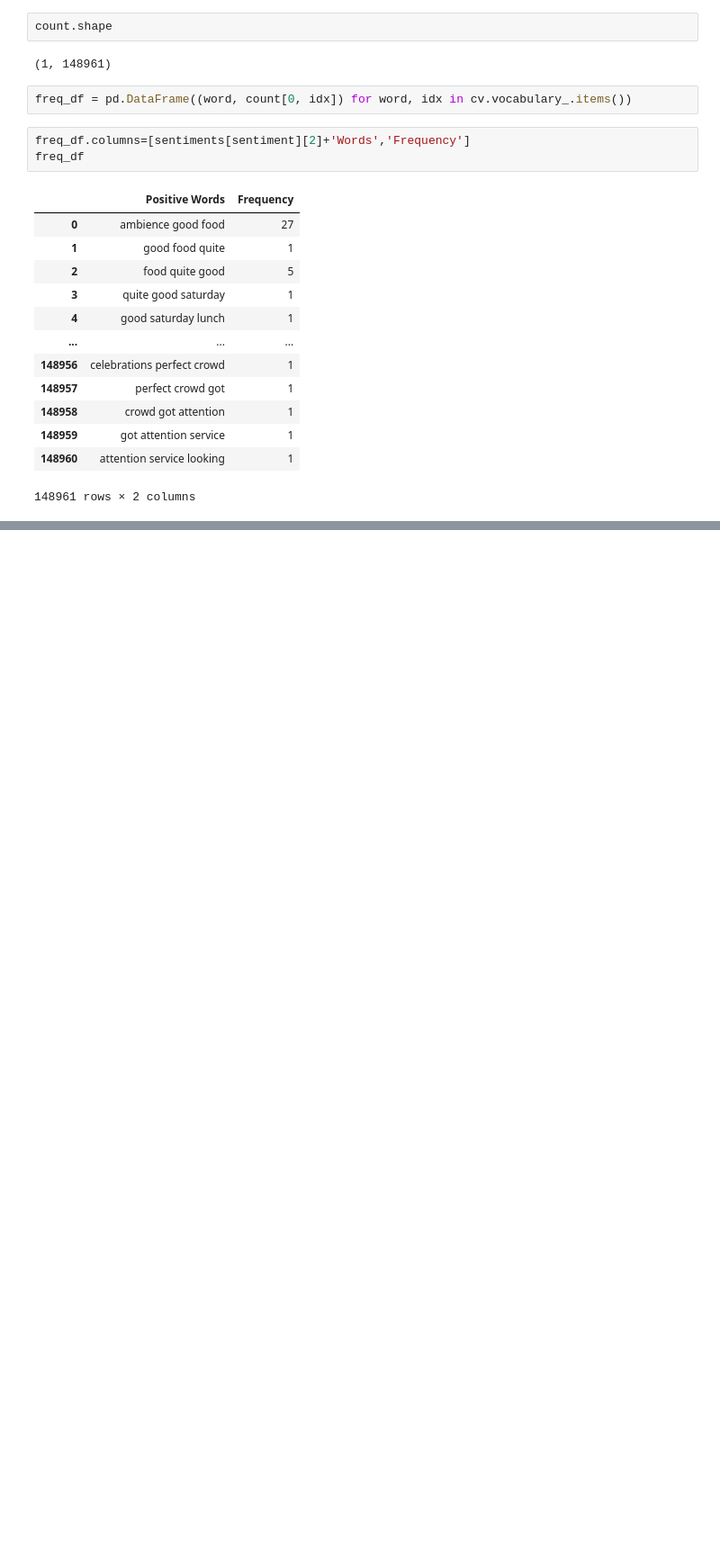
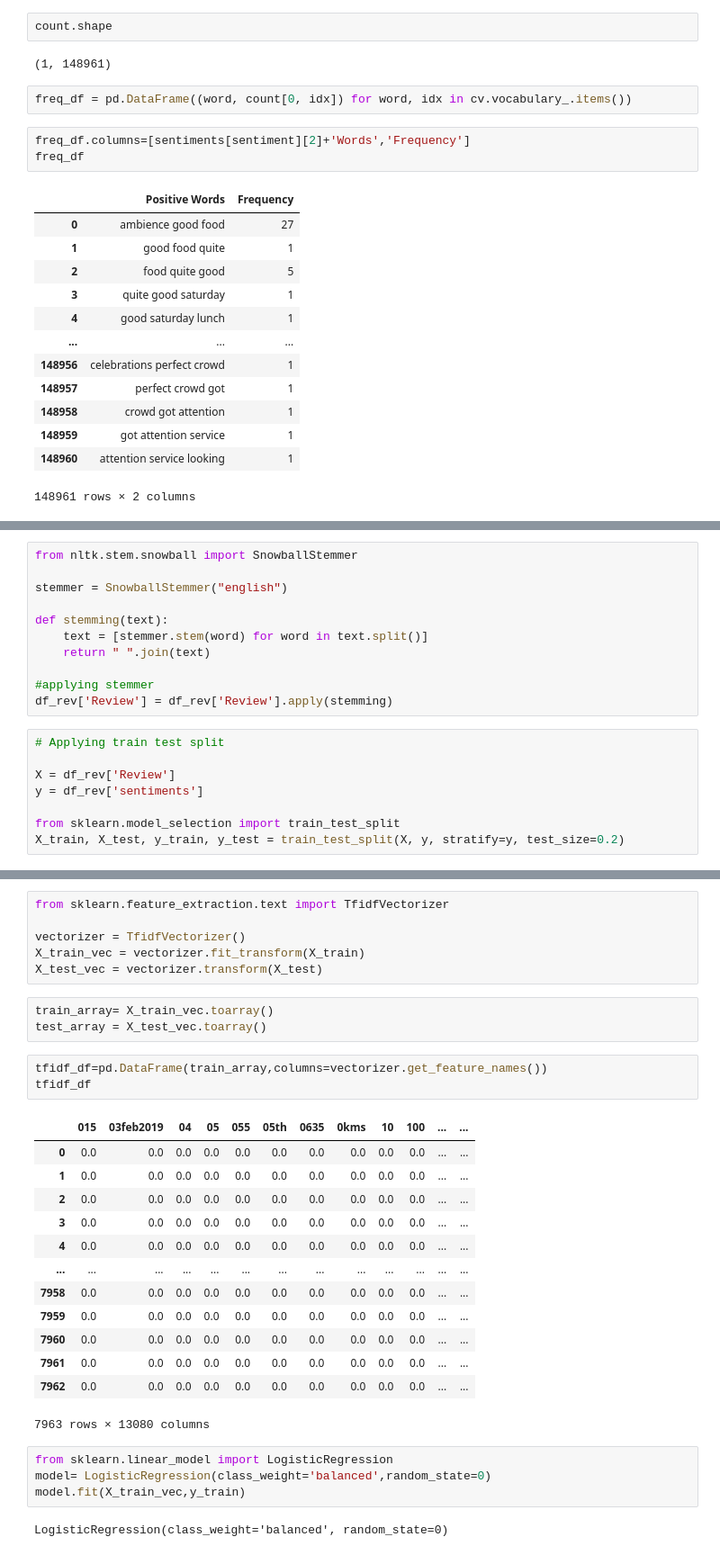
Before and after one commit to dkd99/ZOMATO-RESTAURANT-CLUSTERING-AND-SENTIMENT-ANALYSIS, a Jupyter notebook: ZOMATO_RESTAURANT_CLUSTERING_AND_SENTIMENT_ANALYSIS.ipynb, the cells around one changed output, grey strips where cells are left out. Shown at 90% size. Saved outputs shown, nothing was run; the diff lists cells and outputs as text; blank space fills up the shorter version.

```diff
--- a/ZOMATO_RESTAURANT_CLUSTERING_AND_SENTIMENT_ANALYSIS.ipynb
+++ b/ZOMATO_RESTAURANT_CLUSTERING_AND_SENTIMENT_ANALYSIS.ipynb
@@ -1744,0 +1805,19 @@ freq_df
+# %%
+from nltk.stem.snowball import SnowballStemmer
+
+stemmer = SnowballStemmer("english")
+
+def stemming(text):
+    text = [stemmer.stem(word) for word in text.split()]
+    return " ".join(text)
+
+#applying stemmer
+df_rev['Review'] = df_rev['Review'].apply(stemming)
+# %%
+# Applying train test split
+
+X = df_rev['Review']
+y = df_rev['sentiments']
+
+from sklearn.model_selection import train_test_split
+X_train, X_test, y_train, y_test = train_test_split(X, y, stratify=y, test_size=0.2)
@@ -1744,0 +1838,32 @@ freq_df
+# %%
+from sklearn.feature_extraction.text import TfidfVectorizer
+
+vectorizer = TfidfVectorizer()
+X_train_vec = vectorizer.fit_transform(X_train)
+X_test_vec = vectorizer.transform(X_test)
+# %%
+train_array= X_train_vec.toarray()
+test_array = X_test_vec.toarray()
+# %%
+tfidf_df=pd.DataFrame(train_array,columns=vectorizer.get_feature_names())
+tfidf_df
+# %% [output]
+|  | 015 | 03feb2019 | 04 | 05 | 055 | 05th | 0635 | 0kms | 10 | 100 | ... | ... |
+| 0 | 0.0 | 0.0 | 0.0 | 0.0 | 0.0 | 0.0 | 0.0 | 0.0 | 0.0 | 0.0 | ... | ... |
+| 1 | 0.0 | 0.0 | 0.0 | 0.0 | 0.0 | 0.0 | 0.0 | 0.0 | 0.0 | 0.0 | ... | ... |
+| 2 | 0.0 | 0.0 | 0.0 | 0.0 | 0.0 | 0.0 | 0.0 | 0.0 | 0.0 | 0.0 | ... | ... |
+| 3 | 0.0 | 0.0 | 0.0 | 0.0 | 0.0 | 0.0 | 0.0 | 0.0 | 0.0 | 0.0 | ... | ... |
+| 4 | 0.0 | 0.0 | 0.0 | 0.0 | 0.0 | 0.0 | 0.0 | 0.0 | 0.0 | 0.0 | ... | ... |
+| ... | ... | ... | ... | ... | ... | ... | ... | ... | ... | ... | ... | ... |
+| 7958 | 0.0 | 0.0 | 0.0 | 0.0 | 0.0 | 0.0 | 0.0 | 0.0 | 0.0 | 0.0 | ... | ... |
+| 7959 | 0.0 | 0.0 | 0.0 | 0.0 | 0.0 | 0.0 | 0.0 | 0.0 | 0.0 | 0.0 | ... | ... |
+| 7960 | 0.0 | 0.0 | 0.0 | 0.0 | 0.0 | 0.0 | 0.0 | 0.0 | 0.0 | 0.0 | ... | ... |
+| 7961 | 0.0 | 0.0 | 0.0 | 0.0 | 0.0 | 0.0 | 0.0 | 0.0 | 0.0 | 0.0 | ... | ... |
+| 7962 | 0.0 | 0.0 | 0.0 | 0.0 | 0.0 | 0.0 | 0.0 | 0.0 | 0.0 | 0.0 | ... | ... |
+7963 rows × 13080 columns
+# %%
+from sklearn.linear_model import LogisticRegression
+model= LogisticRegression(class_weight='balanced',random_state=0)
+model.fit(X_train_vec,y_train)
+# %% [output]
+LogisticRegression(class_weight='balanced', random_state=0)
```
Also changed, not shown: parts of 32 cells of this notebook.
